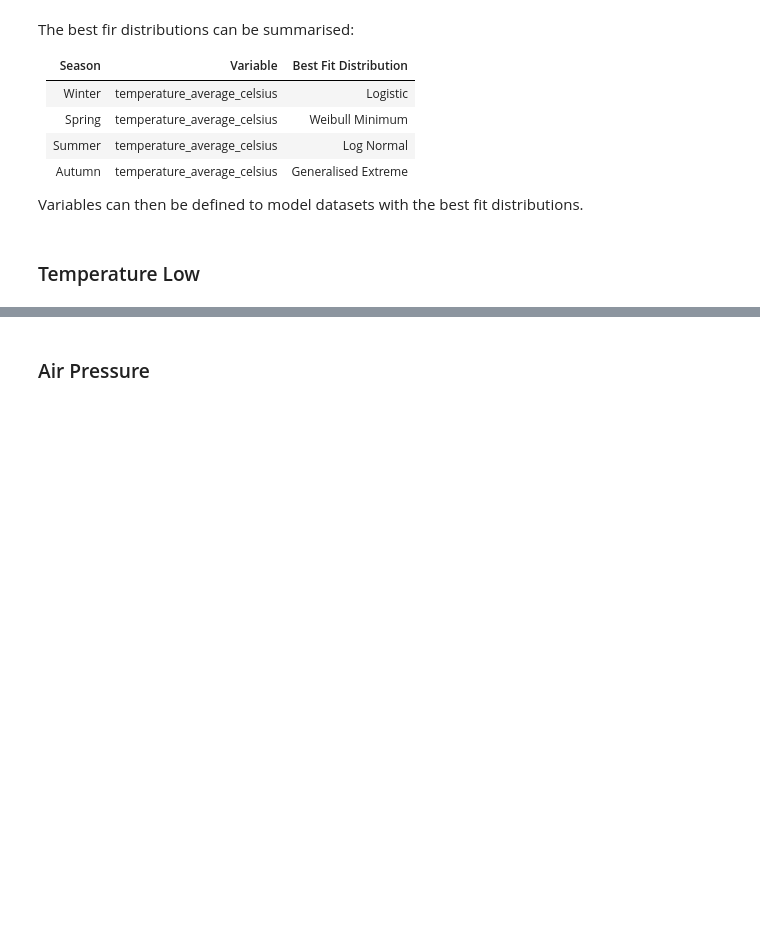
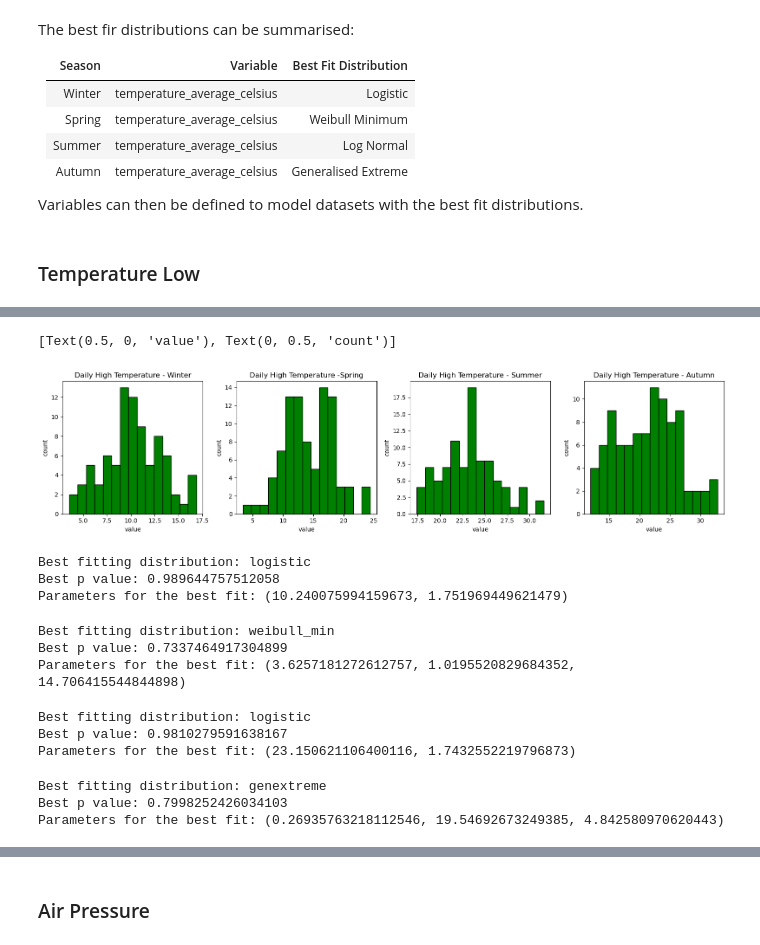
Before and after one commit to humphs078/ProgrammingforDataAnalysisAssignment_1, a Jupyter notebook: submission_notebook.ipynb, the cells around one changed output, grey strips where cells are left out. Cells and saved outputs as stored; diff of their text form; code cells hidden in the pictures; blank space fills up the shorter version.

```diff
--- a/submission_notebook.ipynb
+++ b/submission_notebook.ipynb
@@ -941,0 +1017,44 @@ Variables can then be defined to model datasets with the best fit distributions.
+# %%
+plt.rcParams["figure.figsize"] = [16, 4]
+plt.rcParams["figure.autolayout"] = True
+
+fig, axis = plt.subplots(1, 4)
+axis[0].hist(winter['temperature_range_high_celsius'], color = 'green', edgecolor = 'black', bins=15)
+axis[0].set_title("Daily High Temperature - Winter")
+axis[0].set(xlabel='value', ylabel='count')
+axis[1].hist(spring['temperature_range_high_celsius'], color = 'green', edgecolor = 'black', bins=15)
+axis[1].set_title("Daily High Temperature -Spring")
+axis[1].set(xlabel='value', ylabel='count')
+axis[2].hist(summer['temperature_range_high_celsius'], color = 'green', edgecolor = 'black', bins=15)
+axis[2].set_title("Daily High Temperature - Summer")
+axis[2].set(xlabel='value', ylabel='count')
+axis[3].hist(autumn['temperature_range_high_celsius'], color = 'green', edgecolor = 'black', bins=15)
+axis[3].set_title("Daily High Temperature - Autumn")
+axis[3].set(xlabel='value', ylabel='count')
+# %% [output]
+[Text(0.5, 0, 'value'), Text(0, 0.5, 'count')]
+[figure, added]
+# %%
+get_best_distribution(winter['temperature_range_high_celsius'])
+# %% [output]
+Best fitting distribution: logistic
+Best p value: 0.989644757512058
+Parameters for the best fit: (10.240075994159673, 1.751969449621479)
+# %%
+get_best_distribution(spring['temperature_range_high_celsius'])
+# %% [output]
+Best fitting distribution: weibull_min
+Best p value: 0.7337464917304899
+Parameters for the best fit: (3.6257181272612757, 1.0195520829684352, 14.706415544844898)
+# %%
+get_best_distribution(summer['temperature_range_high_celsius'])
+# %% [output]
+Best fitting distribution: logistic
+Best p value: 0.9810279591638167
+Parameters for the best fit: (23.150621106400116, 1.7432552219796873)
+# %%
+get_best_distribution(autumn['temperature_range_high_celsius'])
+# %% [output]
+Best fitting distribution: genextreme
+Best p value: 0.7998252426034103
+Parameters for the best fit: (0.26935763218112546, 19.54692673249385, 4.842580970620443)
```
Also changed, not shown: parts of 14 cells of this notebook.
